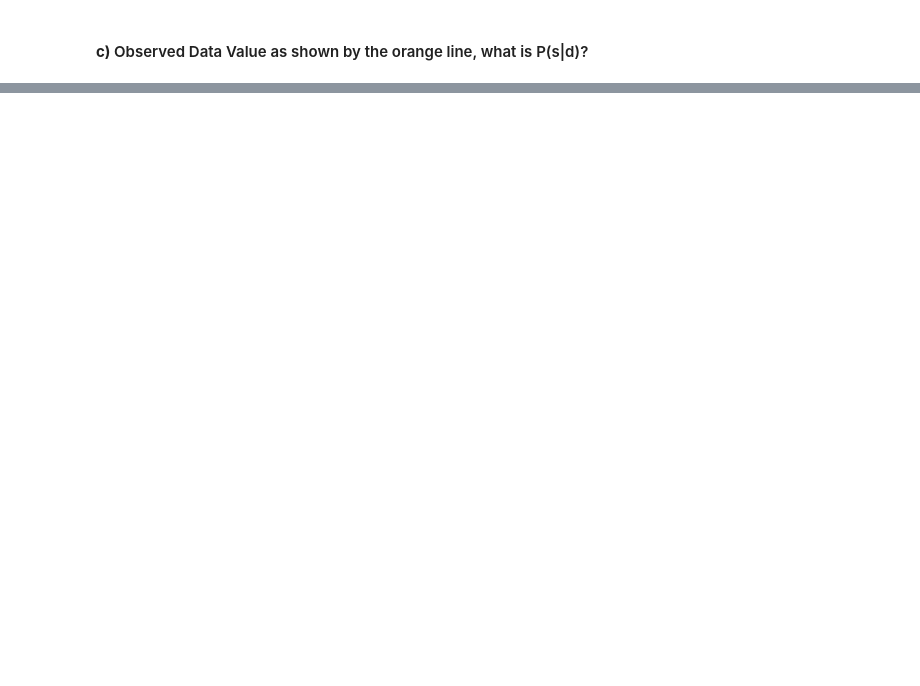
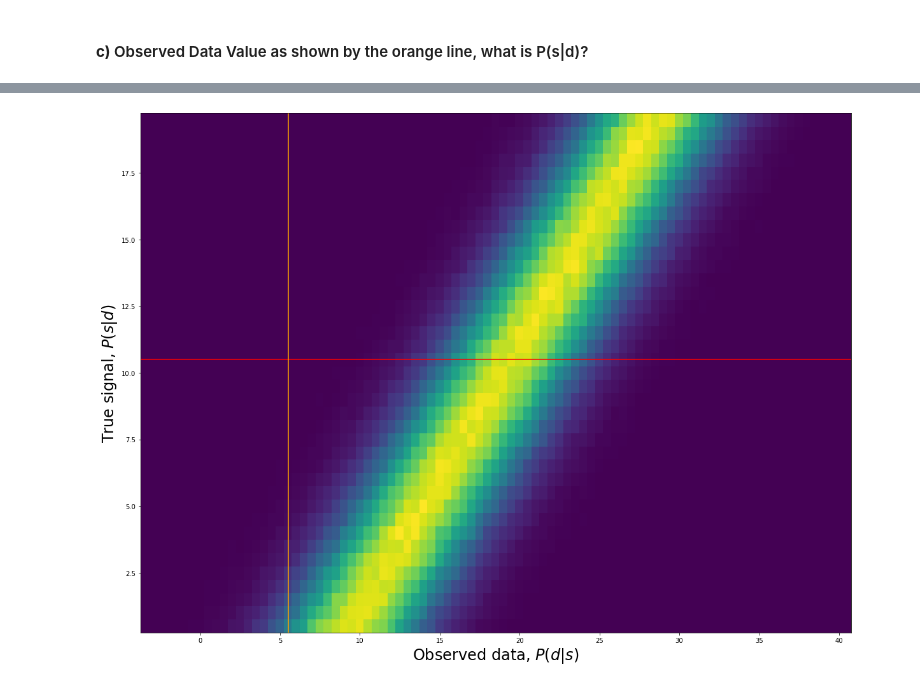
Before and after one commit to jeff-abe/PHYS434, a Jupyter notebook: HW5.ipynb, the cells around one changed output, grey strips where cells are left out. Cells and saved outputs as stored; diff of their text form; code cells hidden in the pictures; blank space fills up the shorter version.

```diff
--- a/HW5.ipynb
+++ b/HW5.ipynb
@@ -56,0 +61,23 @@ plt.show()
+# %%
+background_events2 = stats.norm.rvs(loc = 9, size = 1000000, scale = 3)
+signal2 = stats.uniform.rvs(loc = 0, scale = 20, size = 1000000)
+# %%
+data2 = background_events2 + signal2
+
+signaledges2 = np.linspace(0,20,41)
+dataedges2 = np.linspace(-4,41,91)
+
+Psd, temp, temp2= np.histogram2d(data2,signal2, bins=[dataedges2,signaledges2], density=True)
+
+datacenters2 = (dataedges2[:-1] + dataedges2[1:]) / 2
+signalcenters2 = (signaledges2[:-1] + signaledges2[1:]) / 2
+plt.pcolormesh(datacenters2,signalcenters2,Psd.T)
+plt.ylabel('True signal, $P(s|d)$', fontsize = 24)
+plt.xlabel('Observed data, $P(d|s)$', fontsize = 24)
+true = signaledges2[21]
+observed = dataedges2[19]
+plt.axhline(true,color = 'red')
+plt.axvline(observed,color = 'orange')
+plt.show()
+# %% [output]
+[figure, added]
```
Also changed, not shown: parts of 6 cells of this notebook.
